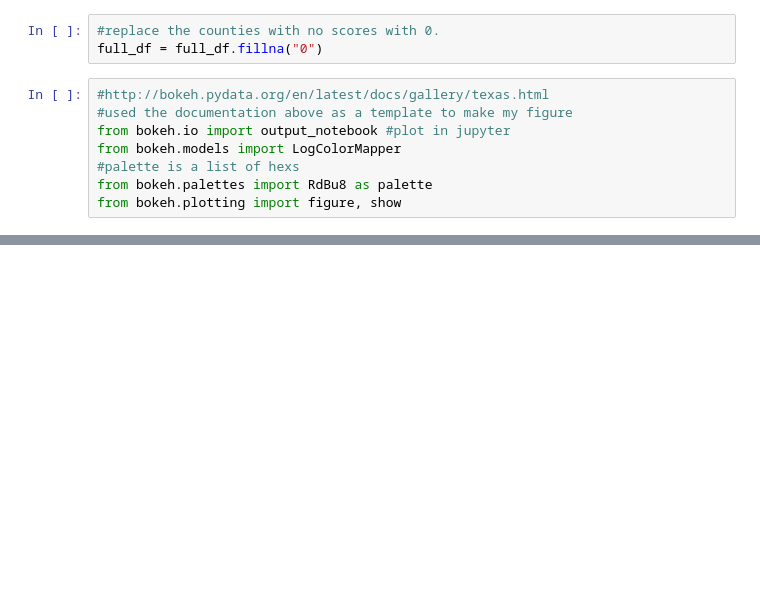
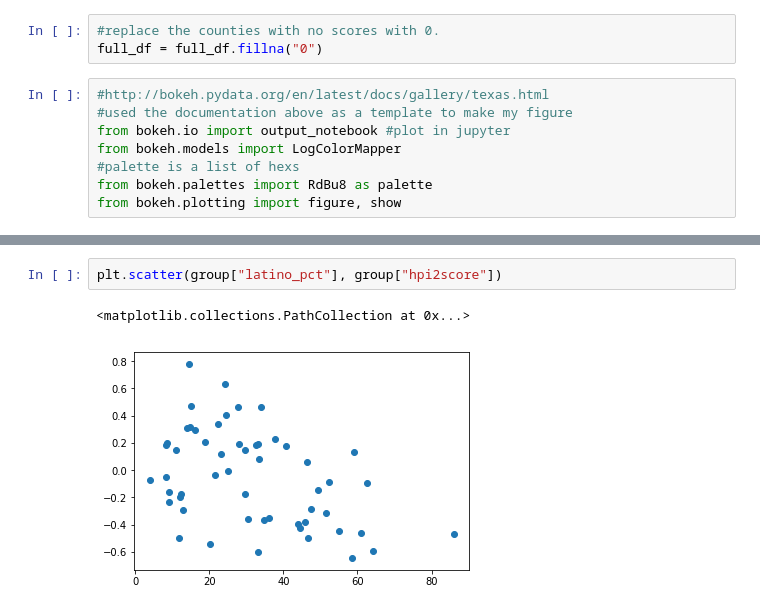
Before and after one commit to Jesse-mk/COGS108_Repo, a Jupyter notebook: SD_hpiscore_map.ipynb, the cells around one changed output, grey strips where cells are left out. Drawn from its saved outputs; the diff is of its cells as text; blank space fills up the shorter version.

```diff
--- a/SD_hpiscore_map.ipynb
+++ b/SD_hpiscore_map.ipynb
@@ -378,0 +396,5 @@ plt.scatter(group["pacificisl_pct"], group["hpi2score"])
+# %%
+plt.scatter(group["latino_pct"], group["hpi2score"])
+# %% [output]
+<matplotlib.collections.PathCollection at 0x...>
+[figure, added]
```
Also changed, not shown: parts of 12 cells of this notebook.
